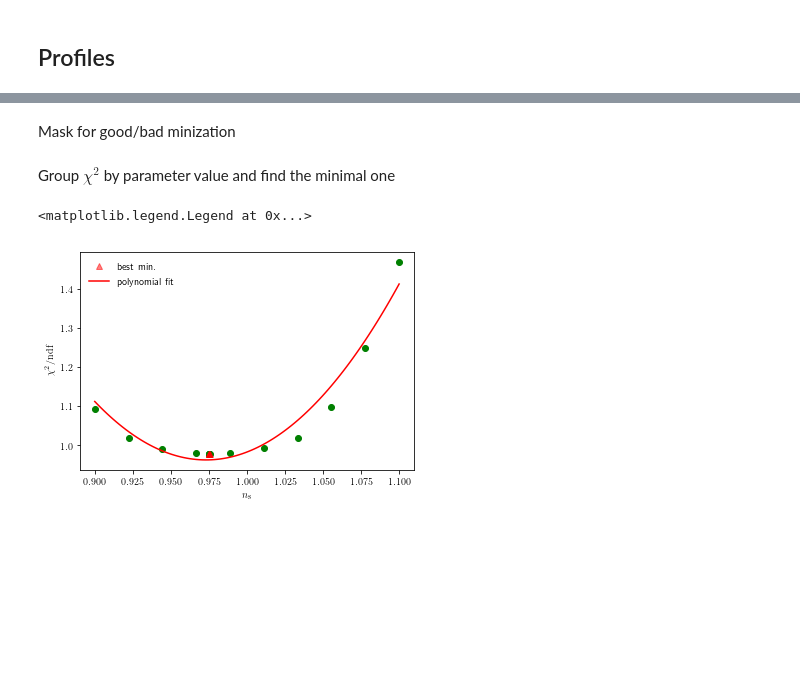
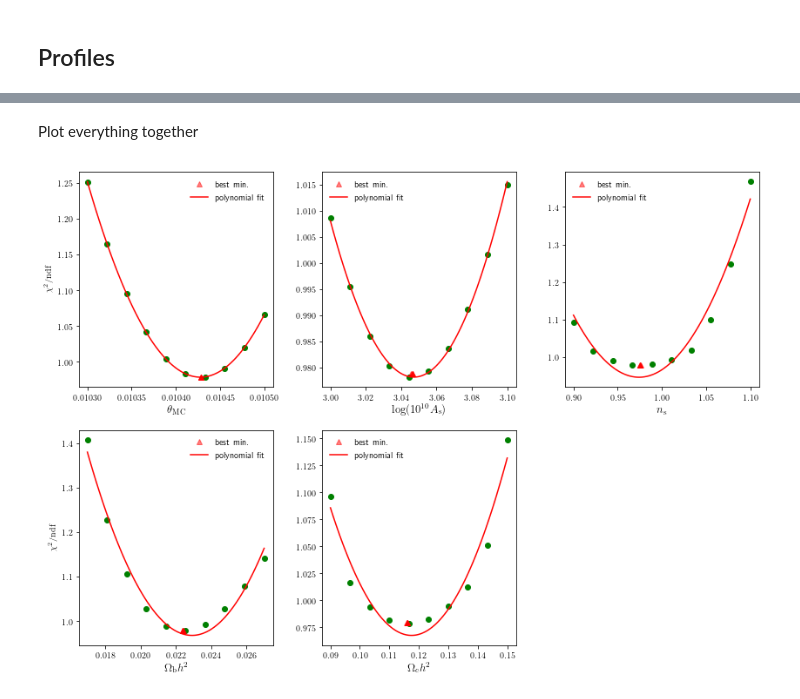
Before and after one commit to xgarrido/beyondCV, a Jupyter notebook: notebooks/check_minimization.ipynb, the cells around one changed output, grey strips where cells are left out. Cells and saved outputs as stored; diff of their text form; code cells hidden in the pictures; blank space fills up the shorter version.

```diff
--- a/notebooks/check_minimization.ipynb
+++ b/notebooks/check_minimization.ipynb
@@ -8,0 +32,2 @@ import numpy as np
+# %%
+params = get_params(r"/home/garrido/Workdir/CMB/analysis/beyondCV/output/100_sims_syst")
@@ -145,0 +191,8 @@ plt.legend()
+# %%
+parnames = {
+    "cosmomc_theta" : {"latex": r"$\theta_\mathrm{MC}$", "col": 0},
+    "logA" : {"latex": r"$\log(10^{10}A_\mathrm{s})$", "col": 1},
+    "ns" : {"latex": r"$n_\mathrm{s}$", "col": 2},
+    "ombh2" : {"latex": r"$\Omega_\mathrm{b}h^2$", "col": 3},
+    "omch2" : {"latex": r"$\Omega_\mathrm{c}h^2$", "col": 4},
+}
@@ -177,2 +234,0 @@ for i,f in enumerate(all_files):
-# %% [markdown]
-Mask for good/bad minization
@@ -183,18 +235,28 @@ mini = (best == True)
-# %% [markdown]
-Group $\chi^2$ by parameter value and find the minimal one
+# %% [markdown]
+Plot everything together
 # %%
-df = pd.DataFrame({"chi2": chi2s, "var": var2profile})
-dff = df.groupby("var").min()
-plt.plot(dff, "og")
-plt.plot(var2profile[mini], chi2s[mini], "^r", alpha=0.5, label="best min.")
+plt.figure(figsize=(14, 10))
+for i, par in enumerate(parnames):
+  params = get_params(r"/home/garrido/Workdir/CMB/analysis/beyondCV/output/profile", "*_{}_*.pkl".format(par), par)
+  good = (params.ok == True)
 
-# Fit with a 2nd order polynomial
-p = np.poly1d(np.polyfit(dff.index, dff.chi2, 2))
-x = np.linspace(dff.index[0], dff.index[-1], 100)
-plt.plot(x, p(x), "-r", label="polynomial fit")
-plt.xlabel(r"$n_\mathrm{s}$")
-plt.ylabel(r"$\chi^2/\mathrm{ndf}$")
-plt.legend()
+  df = params.groupby("val").min()
+  plt.subplot(2, 3, i+1)
+  plt.plot(df.index, df.chi2, "og", label="")
+  mins = get_params(r"/home/garrido/Workdir/CMB/analysis/beyondCV/output/profile", "*maximum_[0-9]*.pkl", par)
+  plt.plot(mins.val, mins.chi2, "^r", alpha=0.5, label="best min.")
+
+  # Fit with a 2nd order polynomial
+  p = np.poly1d(np.polyfit(df.index, df.chi2, 2))
+  x = np.linspace(df.index[0], df.index[-1], 100)
+  plt.plot(x, p(x), "-r", label="polynomial fit")
+  plt.xlabel(parnames[par]["latex"], fontsize=13)
+  if not i%3:
+    plt.ylabel(r"$\chi^2/\mathrm{ndf}$")
+  # else:
+    # plt.gca().set_yticklabels([])
+  # plt.ylim(0.9, 1.5)
+  plt.legend()
+plt.subplots_adjust(hspace=0.2, wspace=0.25)
 # %% [output]
-<matplotlib.legend.Legend at 0x...>
-[figure, old version]
+[figure, new version]
```
Also changed, not shown: parts of 17 cells of this notebook, 2 other files.
